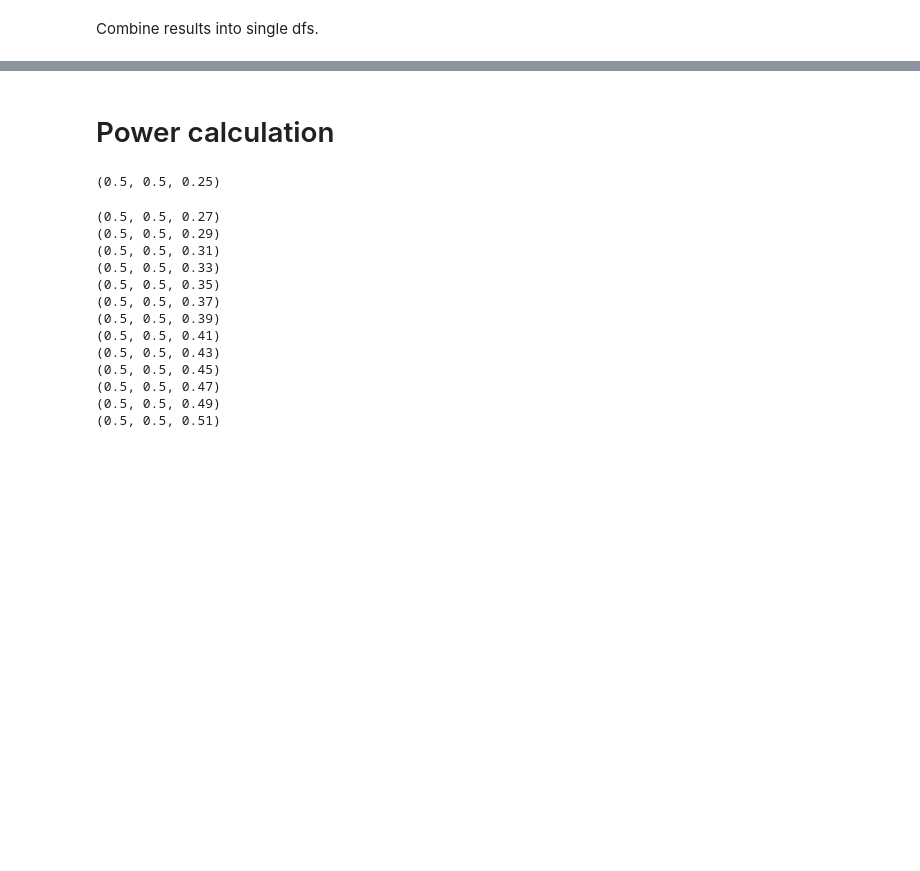
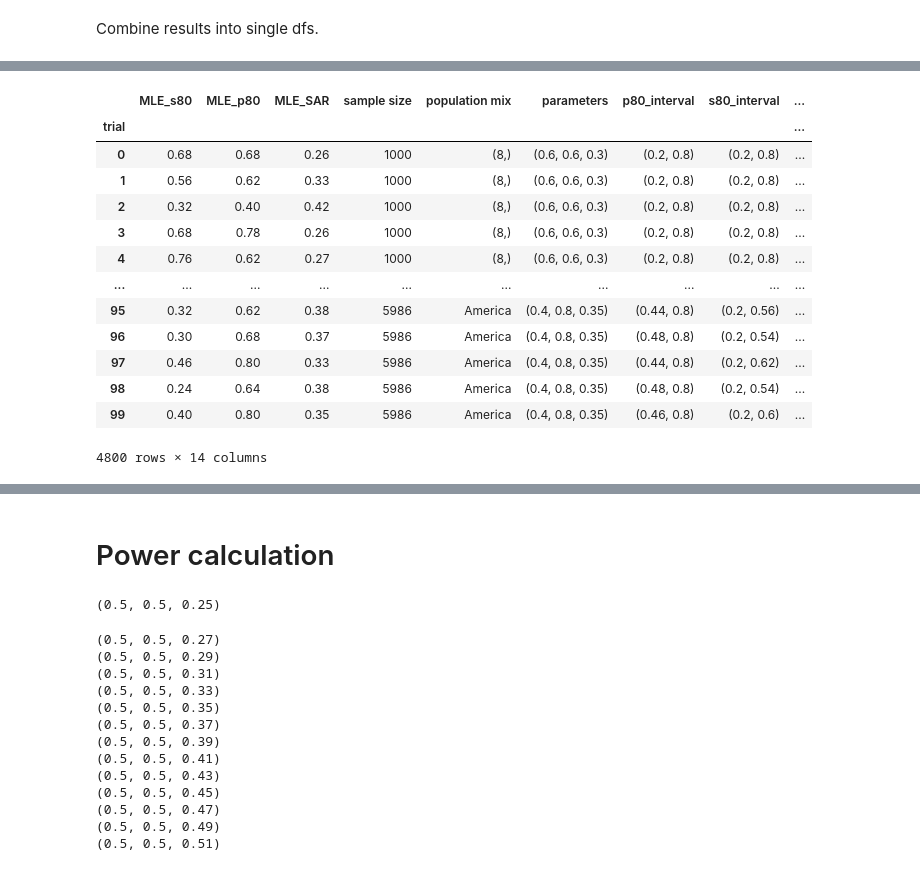
Before and after one commit to tanderson11/householdheterogeneity, a Jupyter notebook: notebooks/ViolinsAndPowerCalc.ipynb, the cells around one changed output, grey strips where cells are left out. Cells and saved outputs as stored; diff of their text form; code cells hidden in the pictures; blank space fills up the shorter version.

```diff
--- a/notebooks/ViolinsAndPowerCalc.ipynb
+++ b/notebooks/ViolinsAndPowerCalc.ipynb
@@ -276,22 +199,41 @@ TypeError: keys must be str, int, float, bool or None, not tuple
 # %% [markdown]
 Run the fits at all the combinations (create the population sample using statistical resampling — not forward simulation). Aggregate fits against the full surface in `fits_dfs` and the fits on the restriction that there is no heterogeneity in `null_hypoth_fits_dfs`.
 # %%
-trials = 10
+trials = 100
 
 fit_dfs = []
 null_hypoth_fits_dfs = []
+
+fast = True
+
 for sample_size in sample_sizes:
     for population_mix in population_mixes:
+        population_name = None
+        if isinstance(population_mix, str):
+            population_name = population_mix
+            population = named_populations[population_mix]
+            population = {k:int(np.round((v * sample_size)//k)) for k,v in population.items()}
+        else:
+            population_per_size = sample_size // len(population_mix)
+            population = {s:population_per_size//s for s in population_mix}
         for parameter_set in parameter_sets:
-            population_per_size = sample_size // len(population_mix)
-            population = {s:population_per_size for s in population_mix}
             print(parameter_set, population)
             samples = results.resample(parameter_set, population, trials=trials)
-            logl = likelihood.logl_from_frequencies_and_counts(results.df['frequency'], samples['count'], results.metadata.parameters, sample_only_keys=['trial'])
-            fits = make_mles(logl, results.metadata.parameters, population, parameter_set)
+            logl = likelihood.logl_from_frequencies_and_counts(results.df['frequency'], samples['count'], results.metadata.parameters)
+            fits = make_mles(logl, results.metadata.parameters, population, parameter_set, population_name=population_name)
+
+            null_hypoth_logl = likelihood.logl_from_frequencies_and_counts(null_freqs, samples['count'], results.metadata.parameters)
+            null_hypoth_fits = make_mles(null_hypoth_logl, results.metadata.parameters, population, parameter_set, population_name=population_name)
+            null_hypoth_fits_dfs.append(null_hypoth_fits)
+
+            normalized_probability = logl.groupby('trial').apply(lambda g: likelihood.normalize_probability(g))
+            confidence_masks = normalized_probability.groupby('trial').apply(lambda g: likelihood.find_confidence_mask(g)).astype('bool')
+            p80_confidence_intervals = confidence_masks.groupby('trial').apply(lambda g: likelihood.confidence_interval_from_confidence_mask(g, 'p80', include_endpoints=True))
+            s80_confidence_intervals = confidence_masks.groupby('trial').apply(lambda g: likelihood.confidence_interval_from_confidence_mask(g, 's80', include_endpoints=True))
+            SAR_confidence_intervals = confidence_masks.groupby('trial').apply(lambda g: likelihood.confidence_interval_from_confidence_mask(g, 'SAR', include_endpoints=True))
+
+            fits['p80_interval'] = (p80_confidence_intervals)
+            fits['s80_interval'] = (s80_confidence_intervals)
+            fits['SAR_interval'] = (SAR_confidence_intervals)
             fit_dfs.append(fits)
-
-            null_hypoth_logl = likelihood.logl_from_frequencies_and_counts(null_freqs, samples['count'], results.metadata.parameters, sample_only_keys=['trial'])
-            null_hypoth_fits = make_mles(null_hypoth_logl, results.metadata.parameters, population, parameter_set)
-            null_hypoth_fits_dfs.append(null_hypoth_fits)
 # %% [output]
@@ -339,0 +355,17 @@ null_fit_df
+# %%
+fit_df
+# %% [output]
+|  | MLE_s80 | MLE_p80 | MLE_SAR | sample size | population mix | parameters | p80_interval | s80_interval | ... |
+| trial |  |  |  |  |  |  |  |  | ... |
+| 0 | 0.68 | 0.68 | 0.26 | 1000 | (8,) | (0.6, 0.6, 0.3) | (0.2, 0.8) | (0.2, 0.8) | ... |
+| 1 | 0.56 | 0.62 | 0.33 | 1000 | (8,) | (0.6, 0.6, 0.3) | (0.2, 0.8) | (0.2, 0.8) | ... |
+| 2 | 0.32 | 0.40 | 0.42 | 1000 | (8,) | (0.6, 0.6, 0.3) | (0.2, 0.8) | (0.2, 0.8) | ... |
+| 3 | 0.68 | 0.78 | 0.26 | 1000 | (8,) | (0.6, 0.6, 0.3) | (0.2, 0.8) | (0.2, 0.8) | ... |
+| 4 | 0.76 | 0.62 | 0.27 | 1000 | (8,) | (0.6, 0.6, 0.3) | (0.2, 0.8) | (0.2, 0.8) | ... |
+| ... | ... | ... | ... | ... | ... | ... | ... | ... | ... |
+| 95 | 0.32 | 0.62 | 0.38 | 5986 | America | (0.4, 0.8, 0.35) | (0.44, 0.8) | (0.2, 0.56) | ... |
+| 96 | 0.30 | 0.68 | 0.37 | 5986 | America | (0.4, 0.8, 0.35) | (0.48, 0.8) | (0.2, 0.54) | ... |
+| 97 | 0.46 | 0.80 | 0.33 | 5986 | America | (0.4, 0.8, 0.35) | (0.44, 0.8) | (0.2, 0.62) | ... |
+| 98 | 0.24 | 0.64 | 0.38 | 5986 | America | (0.4, 0.8, 0.35) | (0.48, 0.8) | (0.2, 0.54) | ... |
+| 99 | 0.40 | 0.80 | 0.35 | 5986 | America | (0.4, 0.8, 0.35) | (0.46, 0.8) | (0.2, 0.6) | ... |
+4800 rows × 14 columns
```
Also changed, not shown: parts of 30 cells of this notebook, 3 other files.
